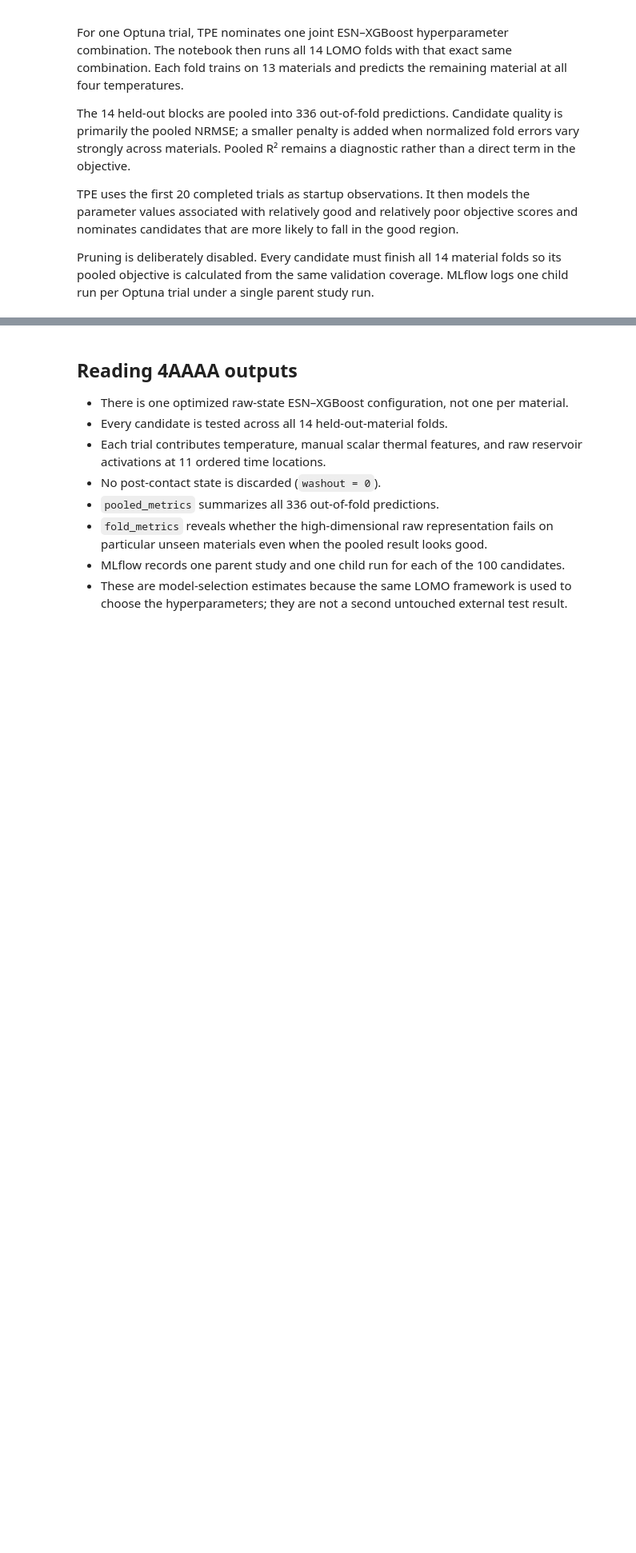
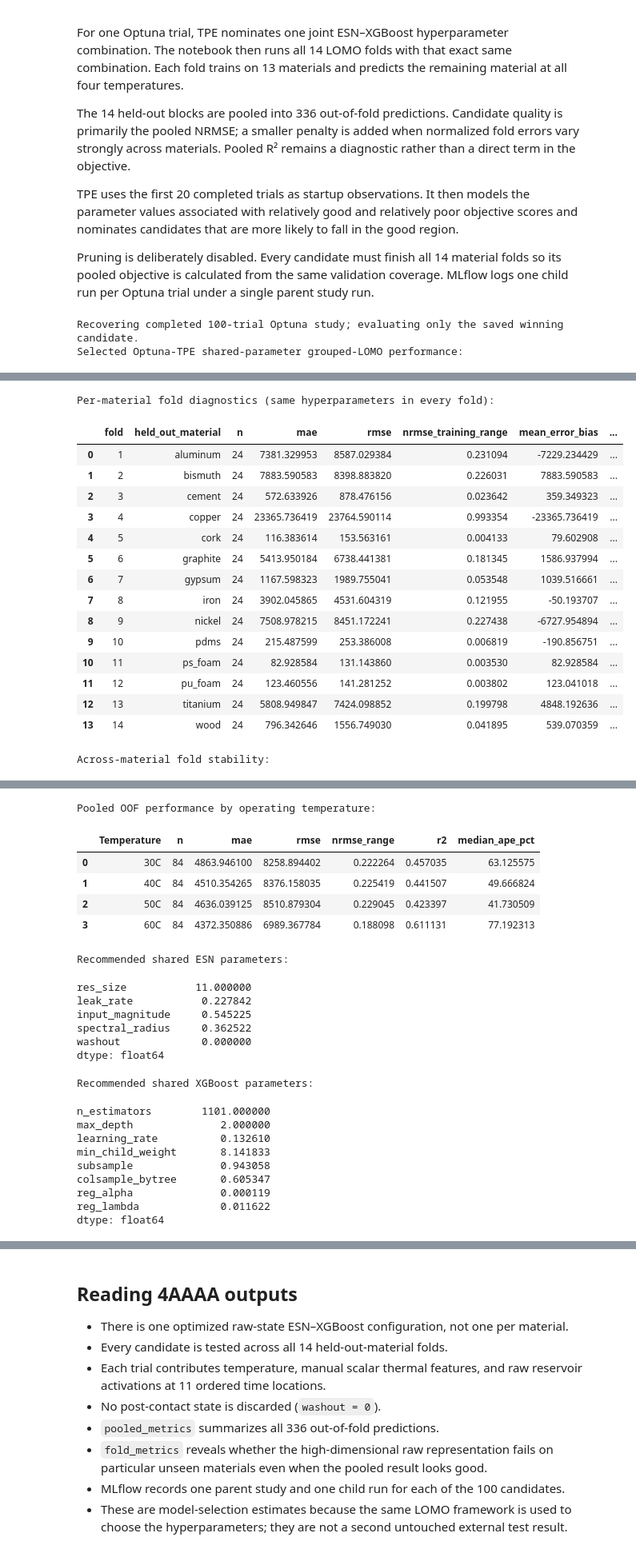
Before and after one commit to cojulieanne/Warmth-Sensor-Object-Detection, a Jupyter notebook: notebooks/4AAAA - Multi-Temp Raw-State Optuna TPE MLflow Optimization.ipynb, the cells around one changed output, grey strips where cells are left out. Shown at 80% size. Cells and saved outputs as stored; diff of their text form; code cells hidden in the pictures; blank space fills up the shorter version.

```diff
--- a/notebooks/4AAAA - Multi-Temp Raw-State Optuna TPE MLflow Optimization.ipynb
+++ b/notebooks/4AAAA - Multi-Temp Raw-State Optuna TPE MLflow Optimization.ipynb
@@ -1096,6 +1184,25 @@ RANDOM_STATES = RESERVOIR_SEEDS
 METADATA = THERMAL_FEATURES[
     ["trial_id", "Temperature", "Temperature_C", "Sample", "Trial", "k", "eff"]
 ].reset_index(drop=True)
+
+RECOVERED_RESULTS = recover_completed_optuna_checkpoint(
+    METADATA,
+    target=OPTUNA_TARGET,
+    random_states=RANDOM_STATES,
+    stability_weight=STABILITY_WEIGHT,
+    n_trials=OPTUNA_N_TRIALS,
+)
+
+if RECOVERED_RESULTS is None:
+    RECOVERED_RESULTS = optuna_optimize_unified(
+        METADATA,
+        target=OPTUNA_TARGET,
+        n_trials=OPTUNA_N_TRIALS,
+        n_startup_trials=OPTUNA_N_STARTUP_TRIALS,
+        random_states=RANDOM_STATES,
+        stability_weight=STABILITY_WEIGHT,
+        optimizer_seed=OPTUNA_SEED,
+    )
 
 (
     OPTUNA_SEARCH_HISTORY,
@@ -1104,15 +1211,7 @@ METADATA = THERMAL_FEATURES[
     UNIFIED_OOF_PREDICTIONS,
     UNIFIED_SUMMARY,
     MLFLOW_PARENT_RUN_ID,
-) = optuna_optimize_unified(
-    METADATA,
-    target=OPTUNA_TARGET,
-    n_trials=OPTUNA_N_TRIALS,
-    n_startup_trials=OPTUNA_N_STARTUP_TRIALS,
-    random_states=RANDOM_STATES,
-    stability_weight=STABILITY_WEIGHT,
-    optimizer_seed=OPTUNA_SEED,
-)
+) = RECOVERED_RESULTS
 
 RECOMMENDED_ESN_PARAMETERS, RECOMMENDED_XGB_PARAMETERS = _split_joint_parameters(
     RECOMMENDED_JOINT_PARAMETERS
@@ -1270,3 +1369,6 @@ with mlflow.start_run(run_id=MLFLOW_PARENT_RUN_ID):
 print("Saved Optuna-TPE configuration for fixed analysis:", PARAMETER_FILE)
 print("MLflow UI command:")
 print(f'mlflow ui --backend-store-uri "{MLFLOW_TRACKING_URI}"')
+# %% [output]
+Recovering completed 100-trial Optuna study; evaluating only the saved winning candidate.
+Selected Optuna-TPE shared-parameter grouped-LOMO performance:
@@ -1272,0 +1377,17 @@ print(f'mlflow ui --backend-store-uri "{MLFLOW_TRACKING_URI}"')
+Per-material fold diagnostics (same hyperparameters in every fold):
+|  | fold | held_out_material | n | mae | rmse | nrmse_training_range | mean_error_bias | ... |
+| 0 | 1 | aluminum | 24 | 7381.329953 | 8587.029384 | 0.231094 | -7229.234429 | ... |
+| 1 | 2 | bismuth | 24 | 7883.590583 | 8398.883820 | 0.226031 | 7883.590583 | ... |
+| 2 | 3 | cement | 24 | 572.633926 | 878.476156 | 0.023642 | 359.349323 | ... |
+| 3 | 4 | copper | 24 | 23365.736419 | 23764.590114 | 0.993354 | -23365.736419 | ... |
+| 4 | 5 | cork | 24 | 116.383614 | 153.563161 | 0.004133 | 79.602908 | ... |
+| 5 | 6 | graphite | 24 | 5413.950184 | 6738.441381 | 0.181345 | 1586.937994 | ... |
+| 6 | 7 | gypsum | 24 | 1167.598323 | 1989.755041 | 0.053548 | 1039.516661 | ... |
+| 7 | 8 | iron | 24 | 3902.045865 | 4531.604319 | 0.121955 | -50.193707 | ... |
+| 8 | 9 | nickel | 24 | 7508.978215 | 8451.172241 | 0.227438 | -6727.954894 | ... |
+| 9 | 10 | pdms | 24 | 215.487599 | 253.386008 | 0.006819 | -190.856751 | ... |
+| 10 | 11 | ps_foam | 24 | 82.928584 | 131.143860 | 0.003530 | 82.928584 | ... |
+| 11 | 12 | pu_foam | 24 | 123.460556 | 141.281252 | 0.003802 | 123.041018 | ... |
+| 12 | 13 | titanium | 24 | 5808.949847 | 7424.098852 | 0.199798 | 4848.192636 | ... |
+| 13 | 14 | wood | 24 | 796.342646 | 1556.749030 | 0.041895 | 539.070359 | ... |
+Across-material fold stability:
@@ -1272,0 +1396,23 @@ print(f'mlflow ui --backend-store-uri "{MLFLOW_TRACKING_URI}"')
+Pooled OOF performance by operating temperature:
+|  | Temperature | n | mae | rmse | nrmse_range | r2 | median_ape_pct |
+| 0 | 30C | 84 | 4863.946100 | 8258.894402 | 0.222264 | 0.457035 | 63.125575 |
+| 1 | 40C | 84 | 4510.354265 | 8376.158035 | 0.225419 | 0.441507 | 49.666824 |
+| 2 | 50C | 84 | 4636.039125 | 8510.879304 | 0.229045 | 0.423397 | 41.730509 |
+| 3 | 60C | 84 | 4372.350886 | 6989.367784 | 0.188098 | 0.611131 | 77.192313 |
+Recommended shared ESN parameters:
+res_size           11.000000
+leak_rate           0.227842
+input_magnitude     0.545225
+spectral_radius     0.362522
+washout             0.000000
+dtype: float64
+Recommended shared XGBoost parameters:
+n_estimators        1101.000000
+max_depth              2.000000
+learning_rate          0.132610
+min_child_weight       8.141833
+subsample              0.943058
+colsample_bytree       0.605347
+reg_alpha              0.000119
+reg_lambda             0.011622
+dtype: float64
```
Also changed, not shown: parts of 5 cells of this notebook, 19 other files.
